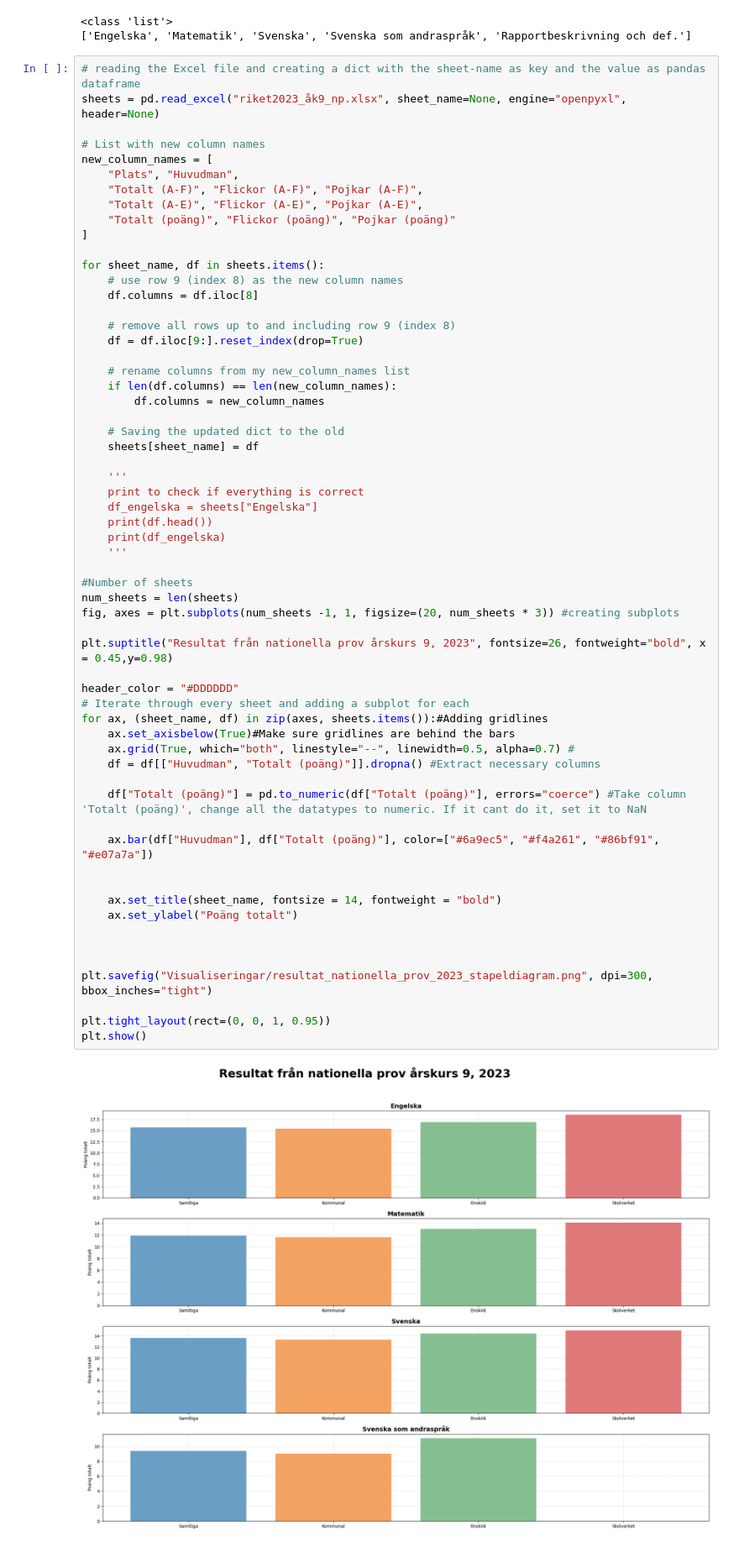
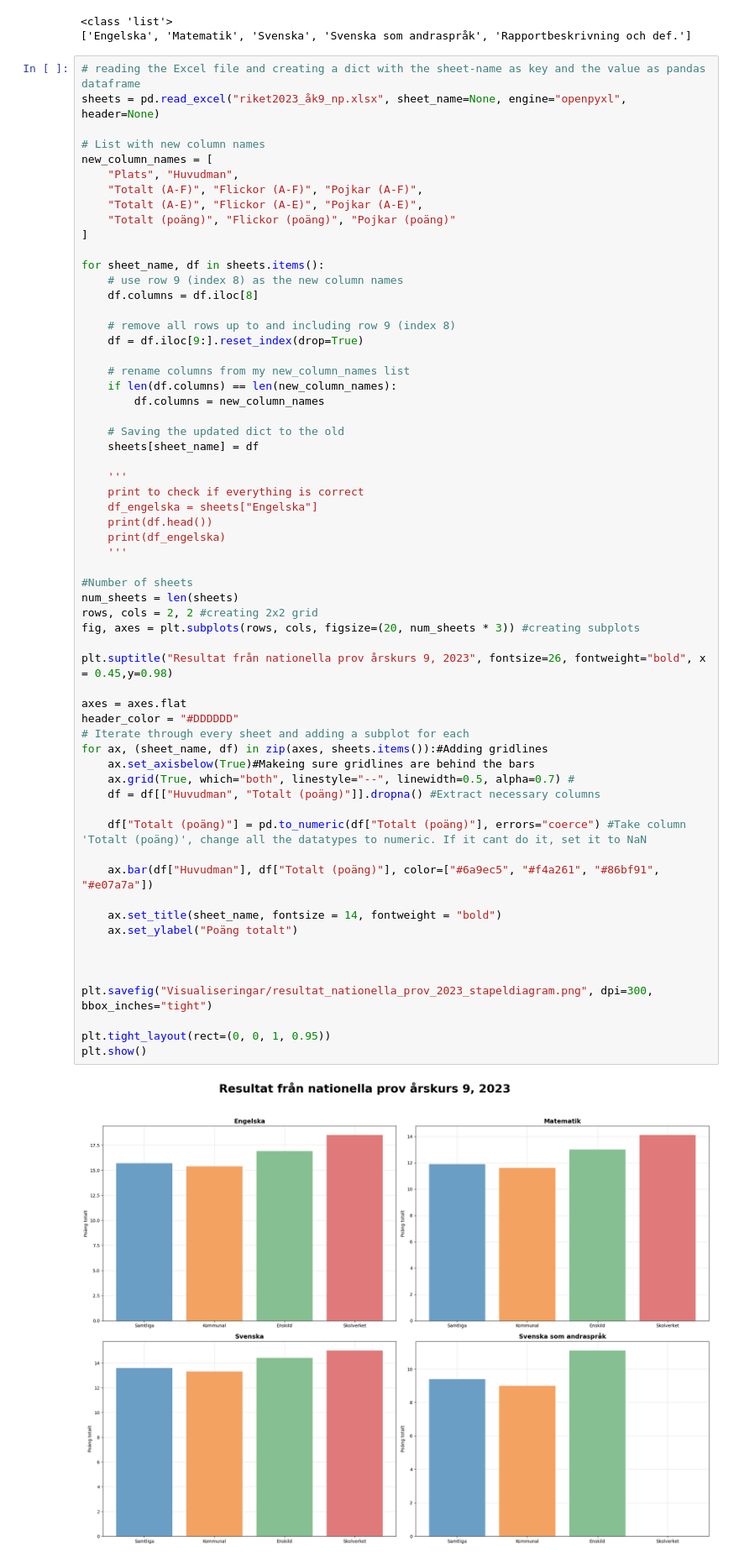
Before and after one commit to Vence85/labb2, a Jupyter notebook: Task_1.ipynb, the cells around one changed output. Shown: that part at 84% size. Saved outputs shown, nothing was run; the diff lists cells and outputs as text.

Commit message:
Altered the design to a 2x2 grip för the subplots

```diff
--- a/Task_1.ipynb
+++ b/Task_1.ipynb
@@ -45,34 +45,35 @@ for sheet_name, df in sheets.items():
     df_engelska = sheets["Engelska"]
     print(df.head())
     print(df_engelska)
     '''
 
 #Number of sheets
 num_sheets = len(sheets)
-fig, axes = plt.subplots(num_sheets -1, 1, figsize=(20, num_sheets * 3)) #creating subplots
+rows, cols = 2, 2 #creating 2x2 grid
+fig, axes = plt.subplots(rows, cols, figsize=(20, num_sheets * 3)) #creating subplots
 
 plt.suptitle("Resultat från nationella prov årskurs 9, 2023", fontsize=26, fontweight="bold", x = 0.45,y=0.98)
 
+axes = axes.flat
 header_color = "#DDDDDD"
 # Iterate through every sheet and adding a subplot for each
 for ax, (sheet_name, df) in zip(axes, sheets.items()):#Adding gridlines
-    ax.set_axisbelow(True)#Make sure gridlines are behind the bars
+    ax.set_axisbelow(True)#Makeing sure gridlines are behind the bars
     ax.grid(True, which="both", linestyle="--", linewidth=0.5, alpha=0.7) #
     df = df[["Huvudman", "Totalt (poäng)"]].dropna() #Extract necessary columns
 
     df["Totalt (poäng)"] = pd.to_numeric(df["Totalt (poäng)"], errors="coerce") #Take column 'Totalt (poäng)', change all the datatypes to numeric. If it cant do it, set it to NaN
 
     ax.bar(df["Huvudman"], df["Totalt (poäng)"], color=["#6a9ec5", "#f4a261", "#86bf91", "#e07a7a"])
-
 
     ax.set_title(sheet_name, fontsize = 14, fontweight = "bold")
     ax.set_ylabel("Poäng totalt")
 
 
 
 plt.savefig("Visualiseringar/resultat_nationella_prov_2023_stapeldiagram.png", dpi=300, bbox_inches="tight")
 
 plt.tight_layout(rect=(0, 0, 1, 0.95))
 plt.show()
 # %% [output]
-[figure, old version]
+[figure, new version]
```
Also changed, not shown: 2 other files.
